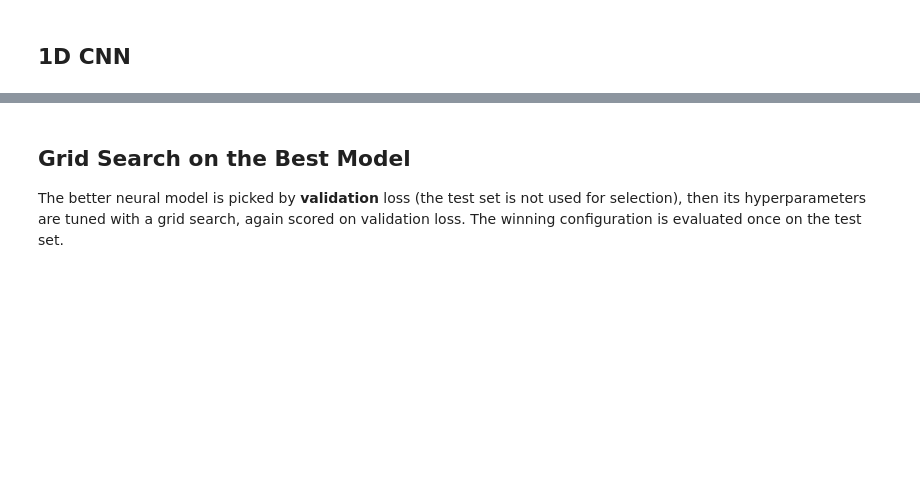
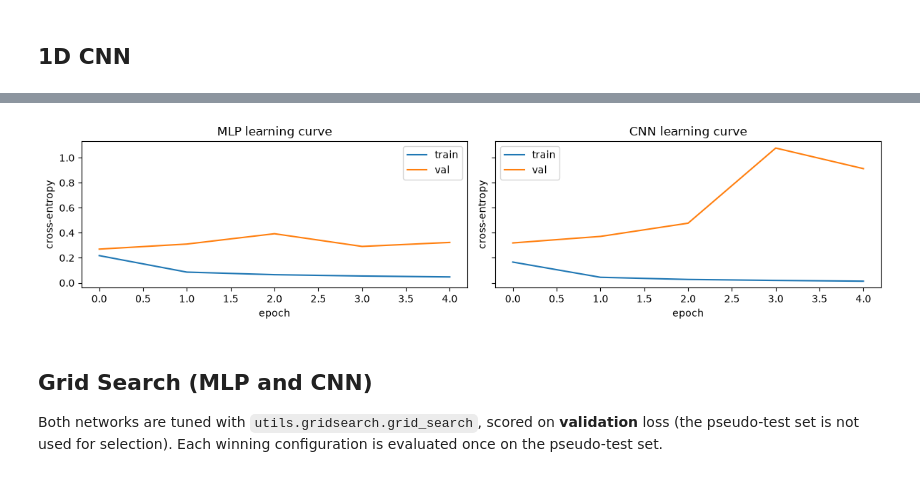
Before and after one commit to wisdom-C8/AISE-4010-Motionsense-phone-IMU, a Jupyter notebook: AISE4010_Project_Group8.ipynb, the cells around one changed output, grey strips where cells are left out. Drawn from its saved outputs; the diff is of its cells as text; code cells hidden in the pictures; blank space fills up the shorter version.

```diff
--- a/AISE4010_Project_Group8.ipynb
+++ b/AISE4010_Project_Group8.ipynb
@@ -331,14 +347,14 @@ def record(name, model, info):
 class MLP(nn.Module):
     def __init__(self, hidden=(128, 64), dropout=0.1):
         super().__init__()
-        layers, d = [], LOOKBACK
+        layers, d = [nn.Flatten()], N_CHANNELS * WINDOW
         for h in hidden:
             layers += [nn.Linear(d, h), nn.ReLU(), nn.Dropout(dropout)]
             d = h
-        layers.append(nn.Linear(d, HORIZON))
+        layers.append(nn.Linear(d, N_CLASSES))
         self.net = nn.Sequential(*layers)
 
-    def forward(self, x):          # x: (batch, LOOKBACK)
+    def forward(self, x):          # x: (batch, N_CHANNELS, WINDOW)
         return self.net(x)
 
 
@@ -353,19 +377,19 @@ class CNN1D(nn.Module):
         super().__init__()
         pad = kernel // 2
         self.features = nn.Sequential(
-            nn.Conv1d(1, filters, kernel, padding=pad), nn.ReLU(),
+            nn.Conv1d(N_CHANNELS, filters, kernel, padding=pad), nn.ReLU(),
             nn.Conv1d(filters, filters * 2, kernel, padding=pad), nn.ReLU(),
             nn.MaxPool1d(2),
             nn.Conv1d(filters * 2, filters * 2, kernel, padding=pad), nn.ReLU(),
         )
         self.head = nn.Sequential(
             nn.Flatten(), nn.Dropout(dropout),
-            nn.Linear(filters * 2 * (LOOKBACK // 2), 64), nn.ReLU(),
-            nn.Linear(64, HORIZON),
+            nn.Linear(filters * 2 * (WINDOW // 2), 64), nn.ReLU(),
+            nn.Linear(64, N_CLASSES),
         )
 
-    def forward(self, x):          # x: (batch, LOOKBACK)
-        return self.head(self.features(x.unsqueeze(1)))
+    def forward(self, x):          # x: (batch, N_CHANNELS, WINDOW)
+        return self.head(self.features(x))
 
 
 cnn, cnn_info = train_model(CNN1D(), lr=1e-3)
@@ -374,17 +406,18 @@ print(f"\nParams: {n_params(cnn):,} | epochs: {cnn_info['epochs']} | train time:
 # %%
 fig, ax = plt.subplots(1, 2, figsize=(12, 3), sharey=True)
 for a, (name, info) in zip(ax, [("MLP", mlp_info), ("CNN", cnn_info)]):
     h = np.array(info["history"])
     a.plot(h[:, 0], label="train")
     a.plot(h[:, 1], label="val")
-    a.set(title=f"{name} learning curve", xlabel="epoch", ylabel="MSE (scaled)")
+    a.set(title=f"{name} learning curve", xlabel="epoch", ylabel="cross-entropy")
     a.legend()
 plt.tight_layout()
 plt.show()
+# %% [output]
+[figure, added]
 # %% [markdown]
-## Grid Search on the Best Model
+## Grid Search (MLP and CNN)
 
-The better neural model is picked by **validation** loss (the test set is not used for selection),
-then its hyperparameters are tuned with a grid search, again scored on validation loss.
-The winning configuration is evaluated once on the test set.
+Both networks are tuned with `utils.gridsearch.grid_search`, scored on **validation** loss
+(the pseudo-test set is not used for selection). Each winning configuration is evaluated once on the pseudo-test set.
 # %%
```
Also changed, not shown: parts of 42 cells of this notebook, 1 other file.
